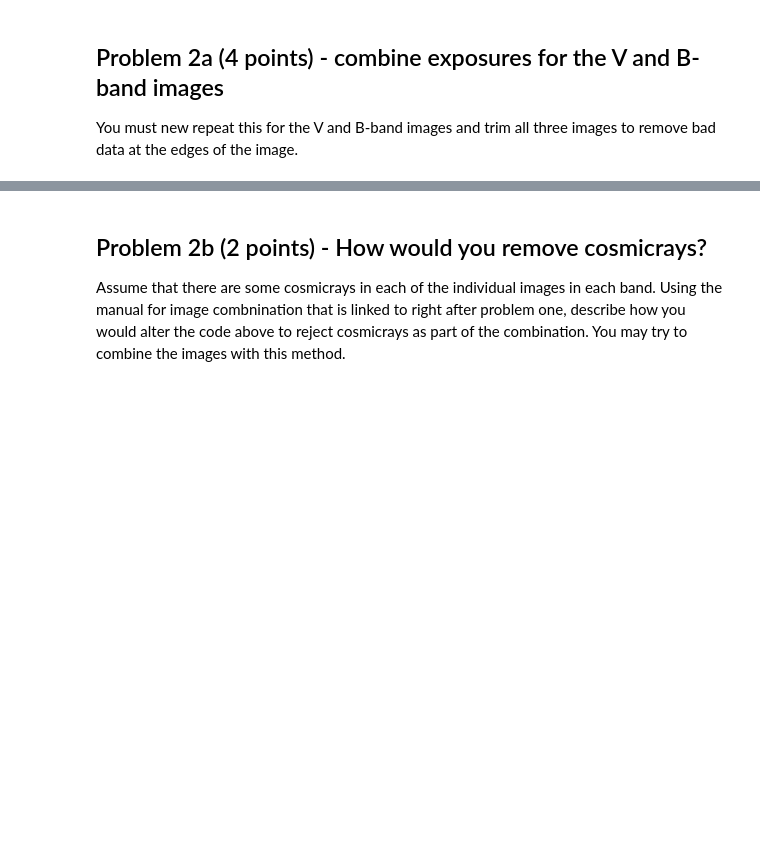
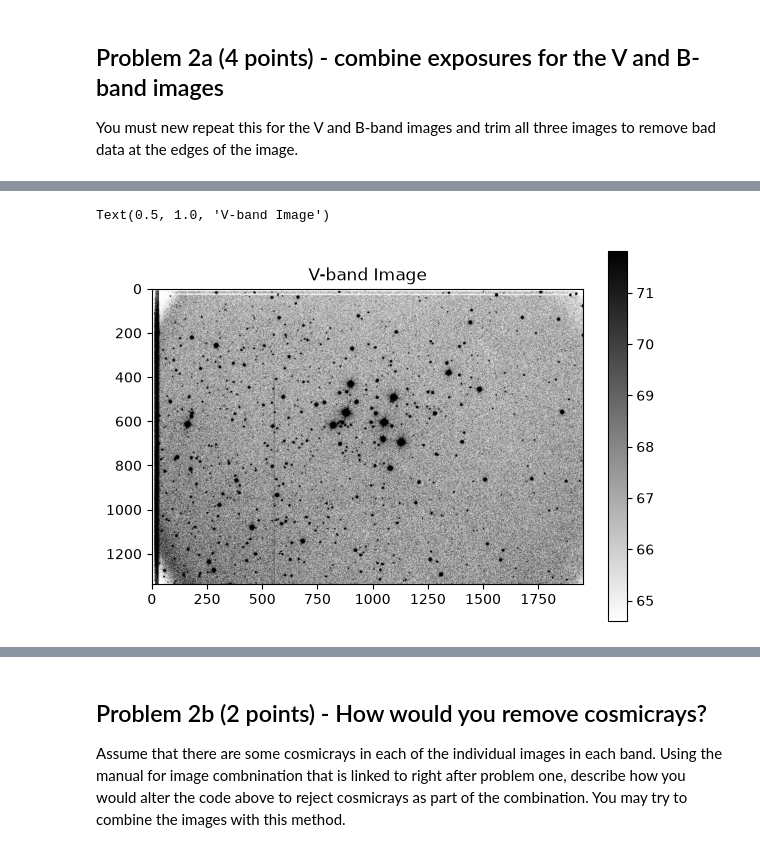
Before and after one commit to Alexander-Leesman/Reductionproject_student, a Jupyter notebook: cluster_photometry_student.ipynb, the cells around one changed output, grey strips where cells are left out. Cells and saved outputs as stored; diff of their text form; code cells hidden in the pictures; blank space fills up the shorter version.

Commit message:
commit on 11/5
Combined the images in each of the bands and completed answering problem 2.

```diff
--- a/cluster_photometry_student.ipynb
+++ b/cluster_photometry_student.ipynb
@@ -237,0 +245,31 @@ You must new repeat this for the V and B-band images and trim all three images t
+# %%
+#*********************
+#repeat for the V-band images
+# Note for myself: we were not given V-band data, but we were given G-band data; wavelength range of the
+#V-band includes the wavelength range of the G-band. I will refer to them as G-band in code and V-band in answers.
+
+# Read in the first image in the V-band.
+gimage, gheader = fits.getdata(gimage_list[0], header=True)
+
+reprojected_gband = [] # list of images with matched wcs
+# Loop thru the image list
+for image_name in gimage_list:
+    # read the image into a CCDData object
+    img = CCDData.read(image_name)
+    # reproject the images in the list onto the same coordinate grid as the target image.
+    # I assume target_wcs is the same as in the combined R_band image
+    new_image = wcs_project(img, target_wcs)
+    # add the new image with matched wcs coordinates to the list reprojected_vband
+    reprojected_gband.append(new_image)
+
+# Combine the matched images
+combiner_gband = Combiner(reprojected_gband)
+stacked_image_gband = combiner_gband.average_combine()
+
+# Save the combined image
+fits.writeto('M29G.fits', stacked_image_gband, overwrite=True, header=gheader)
+# Plot the combined image.
+plt.figure()
+imdisplay(stacked_image_gband)
+plt.title('V-band Image')
+# %% [output]
@@ -237,0 +286,2 @@ You must new repeat this for the V and B-band images and trim all three images t
+Text(0.5, 1.0, 'V-band Image')
+[figure, added]
```
Also changed, not shown: parts of 7 cells of this notebook.
